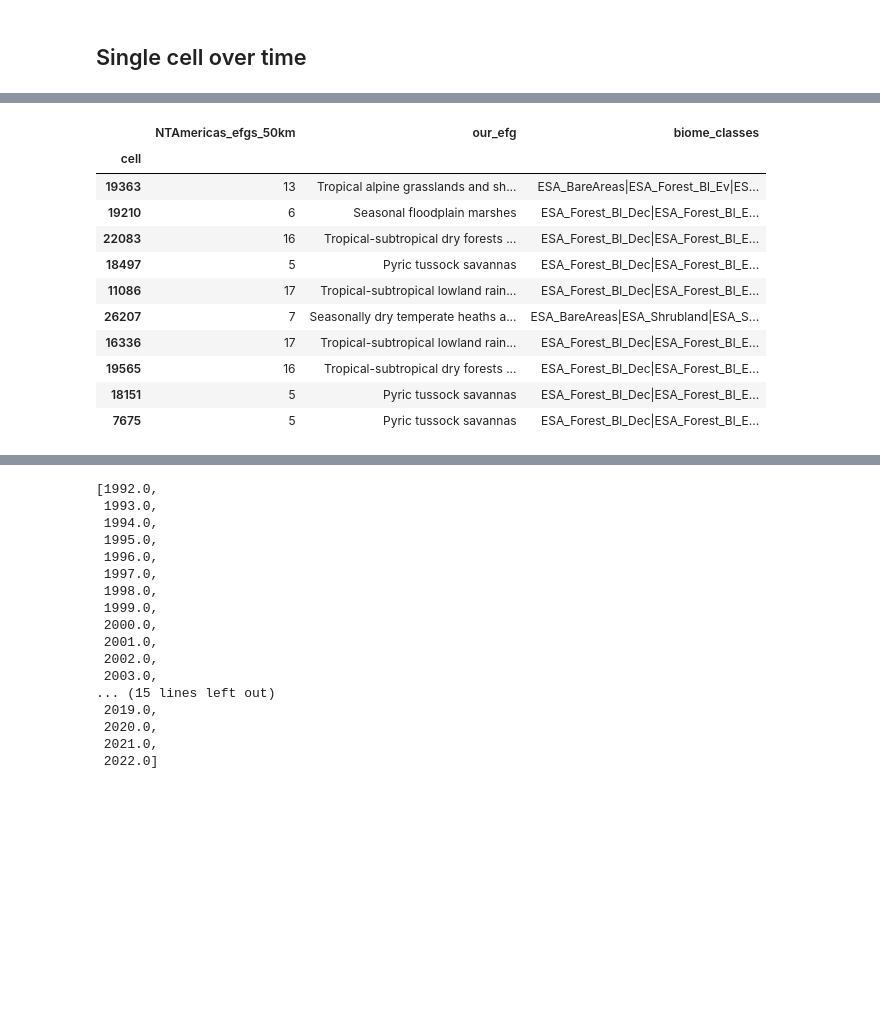
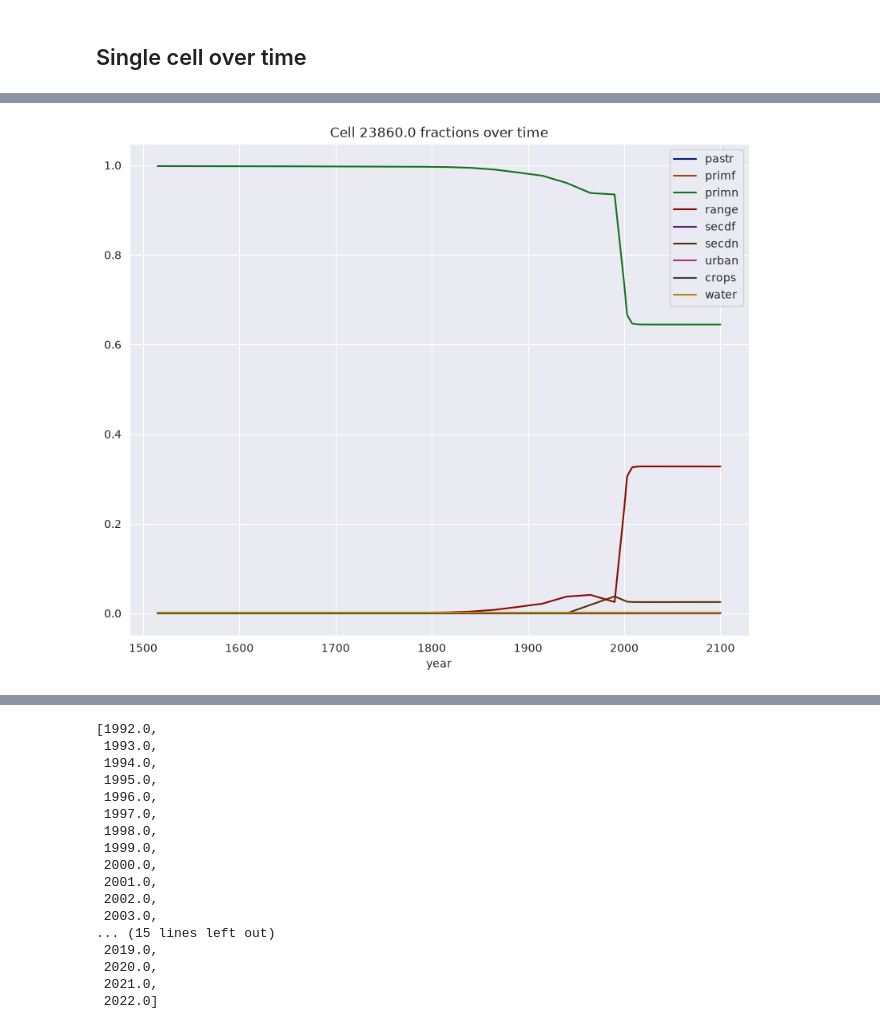
Before and after one commit to guischmitd/luh2esa, a Jupyter notebook: notebooks/02_biome_data.ipynb, the cells around one changed output, grey strips where cells are left out. Drawn from its saved outputs; the diff is of its cells as text; code cells hidden in the pictures; blank space fills up the shorter version.

```diff
--- a/notebooks/02_biome_data.ipynb
+++ b/notebooks/02_biome_data.ipynb
@@ -189,17 +193,6 @@ plot_cell_over_time(esa_ds, cell_id=12)
-# %%
-biomes.sample(10)
-# %% [output]
-|  | NTAmericas_efgs_50km | our_efg | biome_classes |
-| cell |  |  |  |
-| 19363 | 13 | Tropical alpine grasslands and sh... | ESA_BareAreas|ESA_Forest_Bl_Ev|ES... |
-| 19210 | 6 | Seasonal floodplain marshes | ESA_Forest_Bl_Dec|ESA_Forest_Bl_E... |
-| 22083 | 16 | Tropical-subtropical dry forests ... | ESA_Forest_Bl_Dec|ESA_Forest_Bl_E... |
-| 18497 | 5 | Pyric tussock savannas | ESA_Forest_Bl_Dec|ESA_Forest_Bl_E... |
-| 11086 | 17 | Tropical-subtropical lowland rain... | ESA_Forest_Bl_Dec|ESA_Forest_Bl_E... |
-| 26207 | 7 | Seasonally dry temperate heaths a... | ESA_BareAreas|ESA_Shrubland|ESA_S... |
-| 16336 | 17 | Tropical-subtropical lowland rain... | ESA_Forest_Bl_Dec|ESA_Forest_Bl_E... |
-| 19565 | 16 | Tropical-subtropical dry forests ... | ESA_Forest_Bl_Dec|ESA_Forest_Bl_E... |
-| 18151 | 5 | Pyric tussock savannas | ESA_Forest_Bl_Dec|ESA_Forest_Bl_E... |
-| 7675 | 5 | Pyric tussock savannas | ESA_Forest_Bl_Dec|ESA_Forest_Bl_E... |
+# %%
+plot_cell_over_time(luh_ds);
+# %% [output]
+[figure, added]
 # %%
 habitat_over_time = (
```
Also changed, not shown: parts of 24 cells of this notebook, 8 other files.
